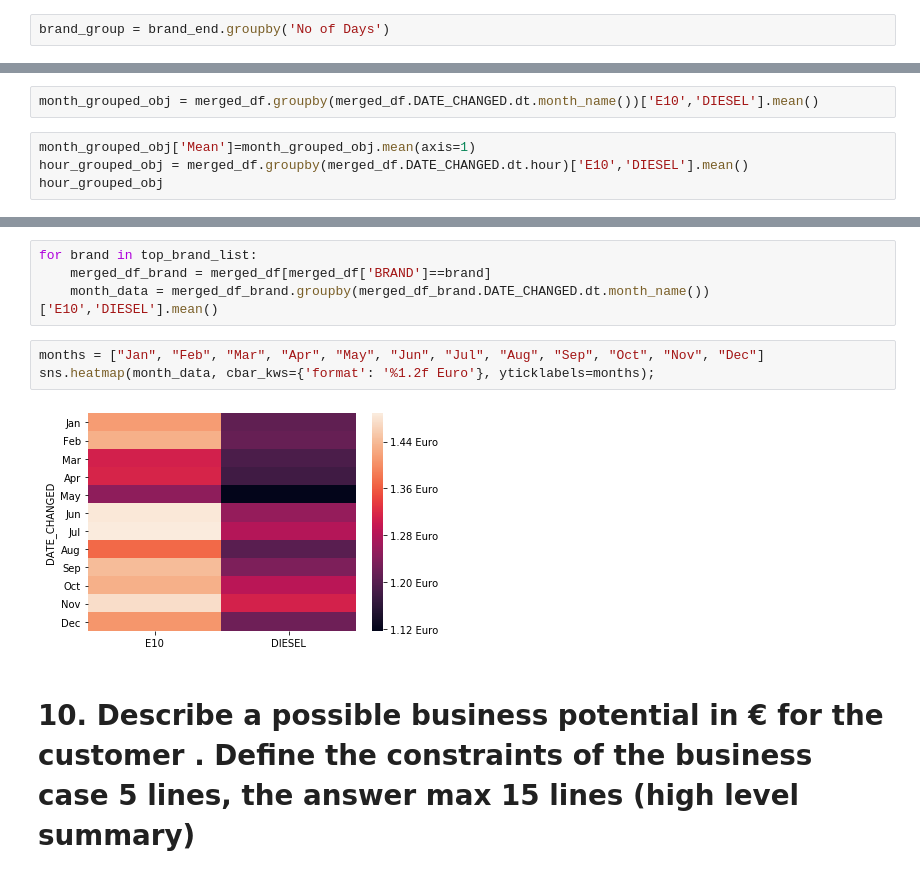
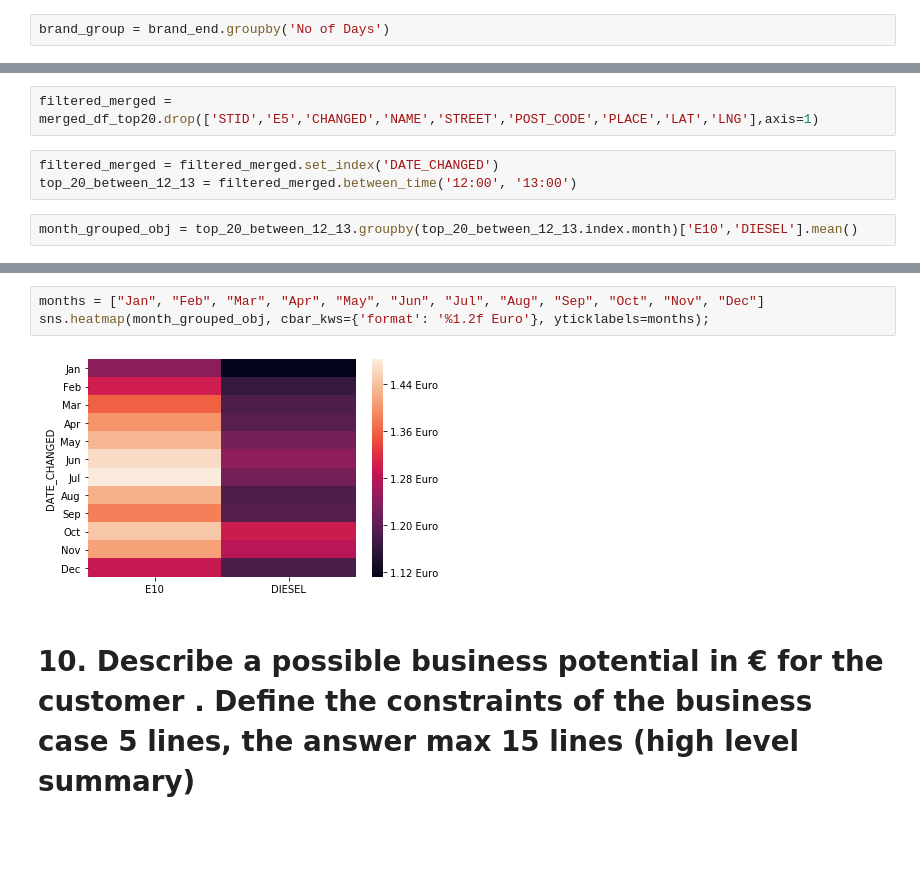
Before and after one commit to ds2019tukl/DS-2019-narayana-manjunath-reddy, a Jupyter notebook: Exercise 1.ipynb, the cells around one changed output, grey strips where cells are left out. Cells and saved outputs as stored; diff of their text form; blank space fills up the shorter version.

```diff
--- a/Exercise 1.ipynb
+++ b/Exercise 1.ipynb
@@ -508,6 +518,7 @@ top_brand_list
+# %%
+filtered_merged = merged_df_top20.drop(['STID','E5','CHANGED','NAME','STREET','POST_CODE','PLACE','LAT','LNG'],axis=1)
+# %%
+filtered_merged = filtered_merged.set_index('DATE_CHANGED')
+top_20_between_12_13 = filtered_merged.between_time('12:00', '13:00')
 # %%
-month_grouped_obj = merged_df.groupby(merged_df.DATE_CHANGED.dt.month_name())['E10','DIESEL'].mean()
+month_grouped_obj = top_20_between_12_13.groupby(top_20_between_12_13.index.month)['E10','DIESEL'].mean()
-# %%
-month_grouped_obj['Mean']=month_grouped_obj.mean(axis=1)
-hour_grouped_obj = merged_df.groupby(merged_df.DATE_CHANGED.dt.hour)['E10','DIESEL'].mean()
-hour_grouped_obj
@@ -533,12 +525,8 @@ hour_grouped_obj
-# %%
-for brand in top_brand_list:
-    merged_df_brand = merged_df[merged_df['BRAND']==brand]
-    month_data = merged_df_brand.groupby(merged_df_brand.DATE_CHANGED.dt.month_name())['E10','DIESEL'].mean()
 # %%
 months = ["Jan", "Feb", "Mar", "Apr", "May", "Jun", "Jul", "Aug", "Sep", "Oct", "Nov", "Dec"]
-sns.heatmap(month_data, cbar_kws={'format': '%1.2f Euro'}, yticklabels=months);
+sns.heatmap(month_grouped_obj, cbar_kws={'format': '%1.2f Euro'}, yticklabels=months);
 # %% [output]
-[figure, old version]
+[figure, new version]
 # %% [markdown]
 # 10. Describe a possible business potential in € for the customer . Define the constraints of the business case 5 lines, the answer max 15 lines (high level summary)
 # %% [markdown]
```
Also changed, not shown: parts of 8 cells of this notebook.
